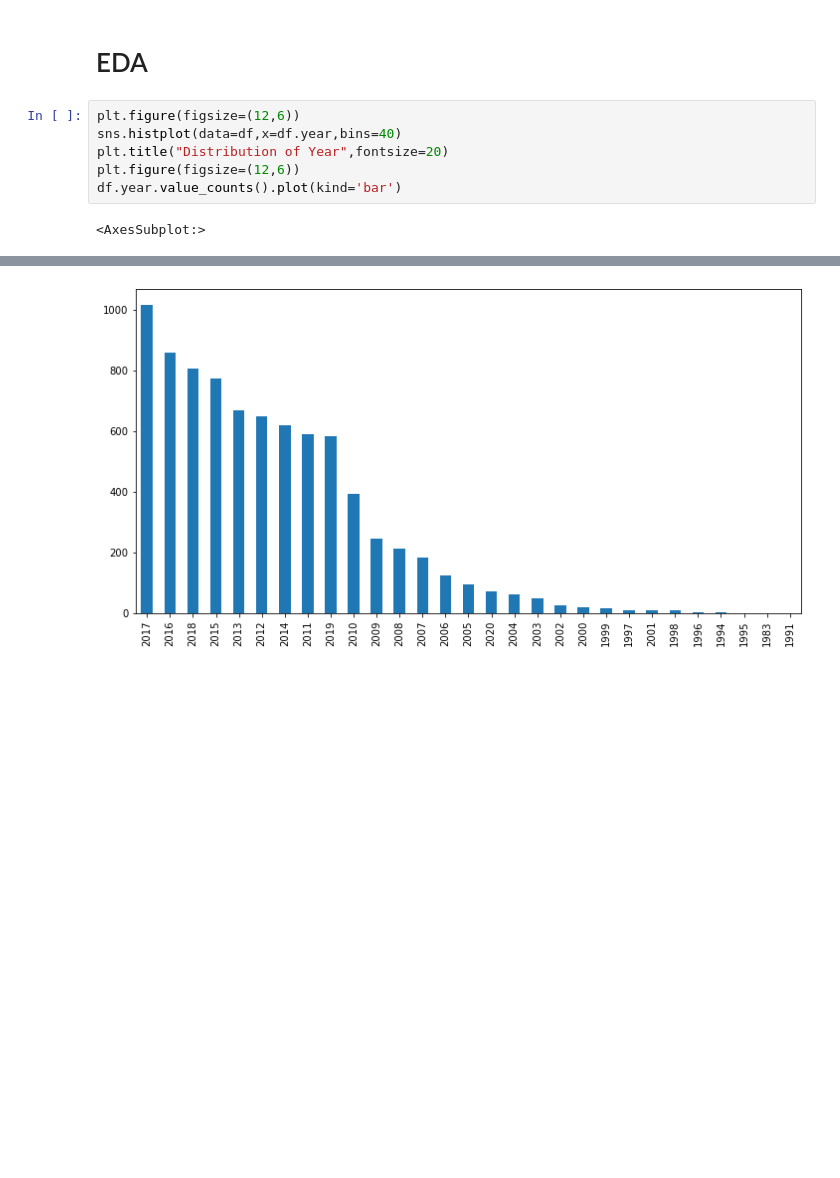
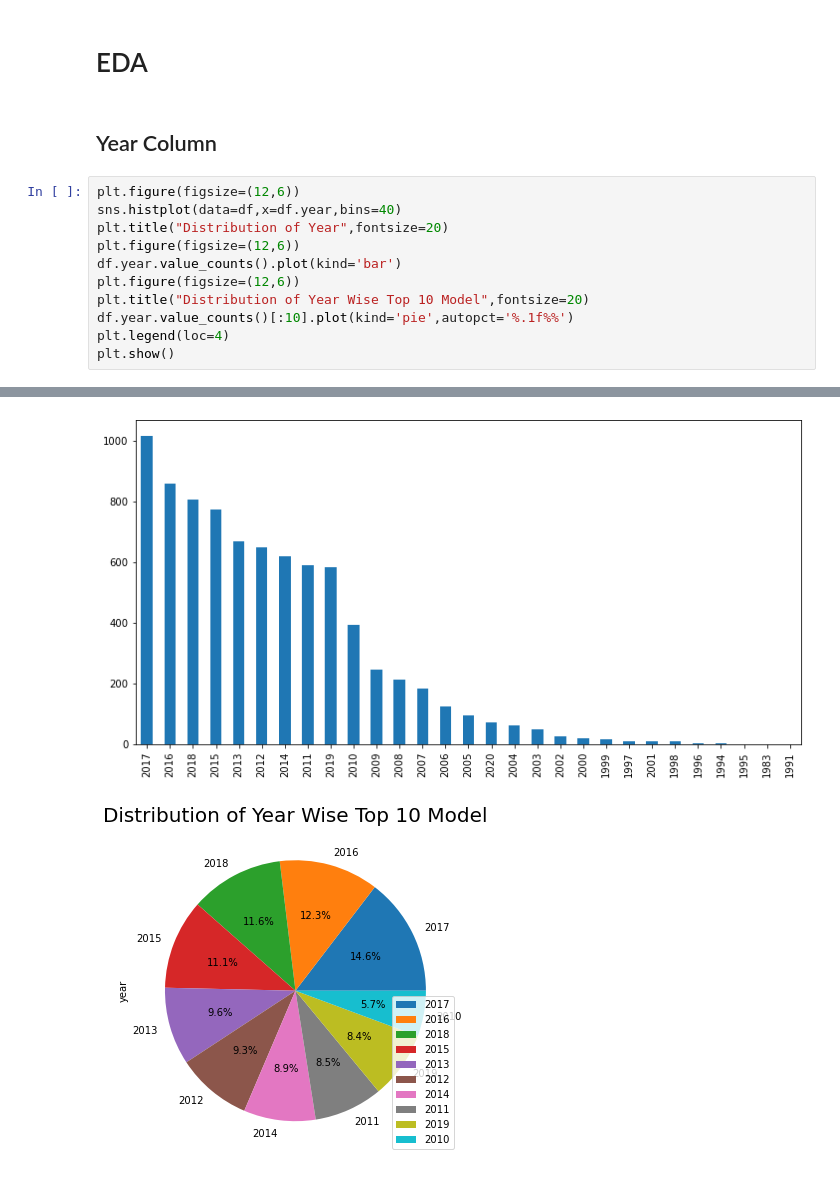
Before and after one commit to Sialsanwal/Data-Science, a Jupyter notebook: Machine learning Model/Regression Model/Project 1/Car Price EDA.ipynb, the cells around one changed output, grey strips where cells are left out. Drawn from its saved outputs; the diff is of its cells as text; blank space fills up the shorter version.

```diff
--- a/Machine learning Model/Regression Model/Project 1/Car Price EDA.ipynb
+++ b/Machine learning Model/Regression Model/Project 1/Car Price EDA.ipynb
@@ -110,13 +110,20 @@ df.describe().T
 | seats | 7907.0 | 5.416719 | 0.959588 | 2.0 | 5.0 | 5.0 | 5.0 | 14.0 |
 # %% [markdown]
 # EDA
+# %% [markdown]
+## Year Column
 # %%
 plt.figure(figsize=(12,6))
 sns.histplot(data=df,x=df.year,bins=40)
 plt.title("Distribution of Year",fontsize=20)
 plt.figure(figsize=(12,6))
 df.year.value_counts().plot(kind='bar')
+plt.figure(figsize=(12,6))
+plt.title("Distribution of Year Wise Top 10 Model",fontsize=20)
+df.year.value_counts()[:10].plot(kind='pie',autopct='%.1f%%')
+plt.legend(loc=4)
+plt.show()
 # %% [output]
-<AxesSubplot:>
 [figure]
 [figure]
+[figure, added]
```
Also changed, not shown: parts of 4 cells of this notebook.
